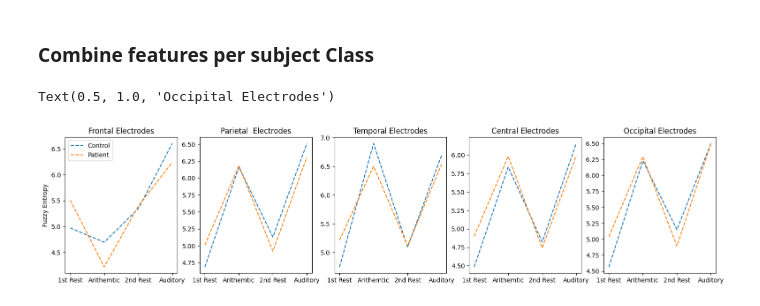
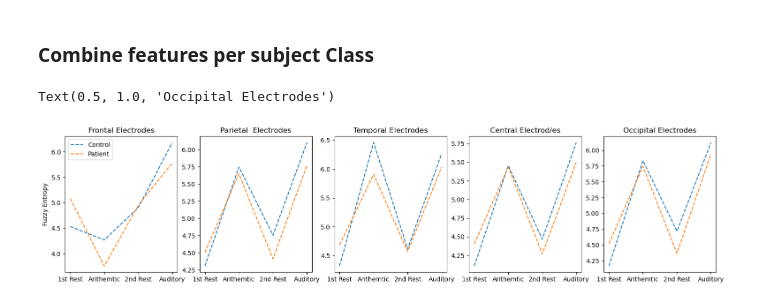
Before and after one commit to victorian177/MMN_SZ, a Jupyter notebook: notebooks/preprocessing.ipynb, the cells around one changed output. Saved outputs shown, nothing was run; the diff lists cells and outputs as text; code cells hidden in the pictures.

```diff
--- a/notebooks/preprocessing.ipynb
+++ b/notebooks/preprocessing.ipynb
@@ -175,7 +177,7 @@ def fuzzyEntropyMethod(electrode_choice):
         [pcn.trial_epoching,{'mode':max}],
         # [pcn.trial_averaging,{'axis':0,'dummy':0}],
         [pcn.trial_averaging,{}],
-        [pcn.fuzzEnt,{'m':20,'r':0.8,'mode':'self'}],
+        [pcn.fuzzEnt,{'m':2,'mode':'hub'}],
         # [pcn.trial_averaging,{}],
     ]
 
@@ -499,25 +474,26 @@ centralEntropies = fuzzyEntropySubjectCombiner(central_entropies)
 occipitalEntropies = fuzzyEntropySubjectCombiner(occipital_entropies)
 # %%
 
+plt.ion()
 fig,ax = plt.subplots(1,5,figsize=(19,4))
 
 for i,ent in enumerate([frontalEntropies,parietalEntropies,temporalEntropies,centralEntropies,occipitalEntropies]):
     y1=[ent[0][k] for k in ent[0]]
     y2=[ent[1][k] for k in ent[1]]
     ax[i].plot(y1,'--',label='Control')
     ax[i].plot(y2,'--',label='Patient')
     if i==0:
         ax[i].set_ylabel("Fuzzy Entropy")
         ax[i].legend()
     ax[i].set_xticks([0,1,2,3],['1st Rest', 'Arithemtic', '2nd Rest', 'Auditory'])
 ax[0].set_title('Frontal Electrodes')
 ax[1].set_title('Parietal  Electrodes')
 ax[2].set_title('Temporal Electrodes')
-ax[3].set_title('Central Electrodes')
+ax[3].set_title('Central Electrod/es')
 ax[4].set_title('Occipital Electrodes')
 # %% [output]
 Text(0.5, 1.0, 'Occipital Electrodes')
-[figure, old version]
+[figure, new version]
 # %%
 def mmnCombine(mmn):
     res_control=dict().fromkeys([' ','1000Hz','3000Hz'])
```
Also changed, not shown: parts of 14 cells of this notebook, 5 other files.
